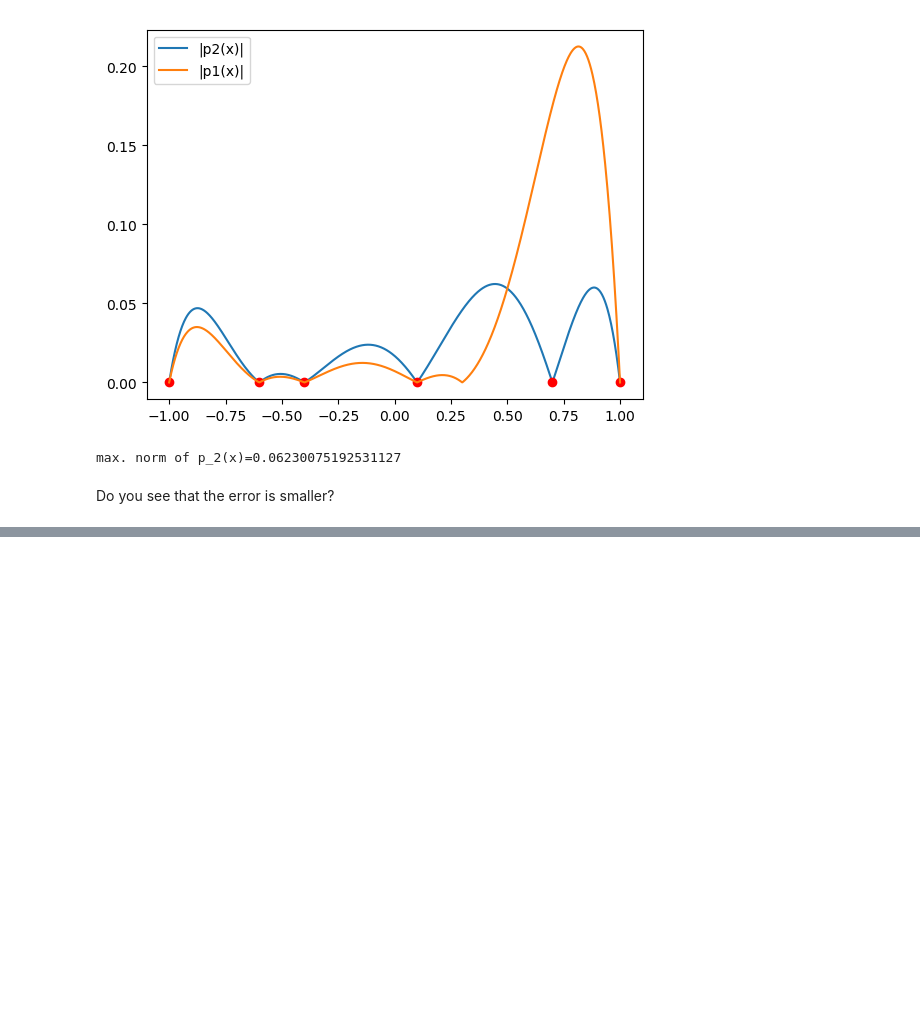
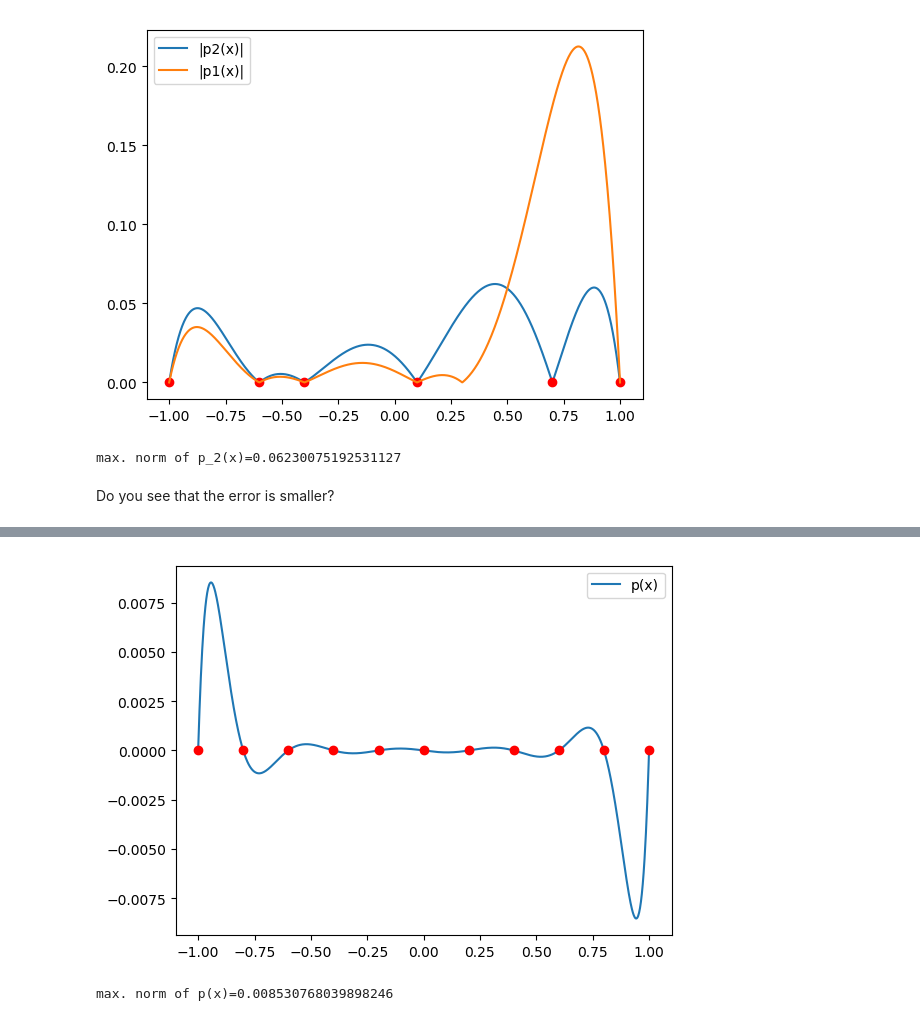
Before and after one commit to teshenglin/computational_mathematics, a Jupyter notebook: approximating_function_03.ipynb, the cells around one changed output, grey strips where cells are left out. Drawn from its saved outputs; the diff is of its cells as text; code cells hidden in the pictures; blank space fills up the shorter version.

```diff
--- a/approximating_function_03.ipynb
+++ b/approximating_function_03.ipynb
@@ -100,0 +139,5 @@ $$x_k = -1 + 2\frac{k}{n} \quad k=0,1,2,\cdots,n,$$
+# %%
+PlotPolynomial(2*(0:10)/10 .-1);
+# %% [output]
+[figure, added]
+max. norm of p(x)=0.008530768039898246
```
Also changed, not shown: parts of 20 cells of this notebook.
